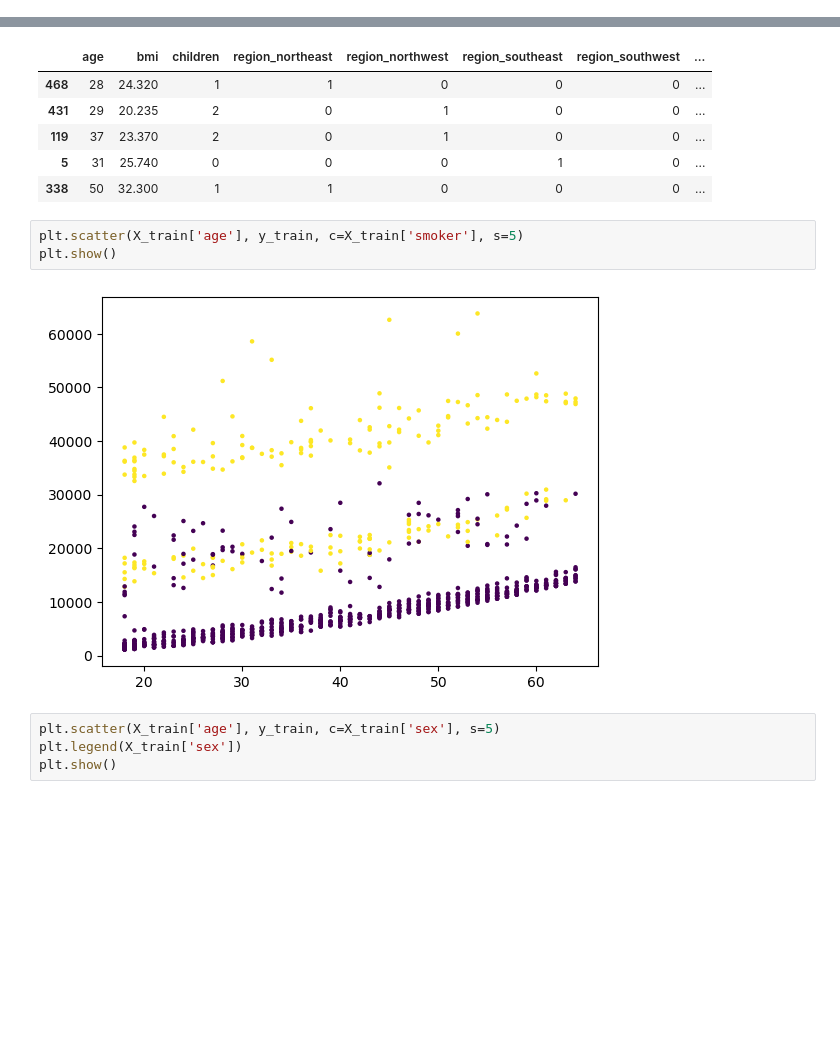
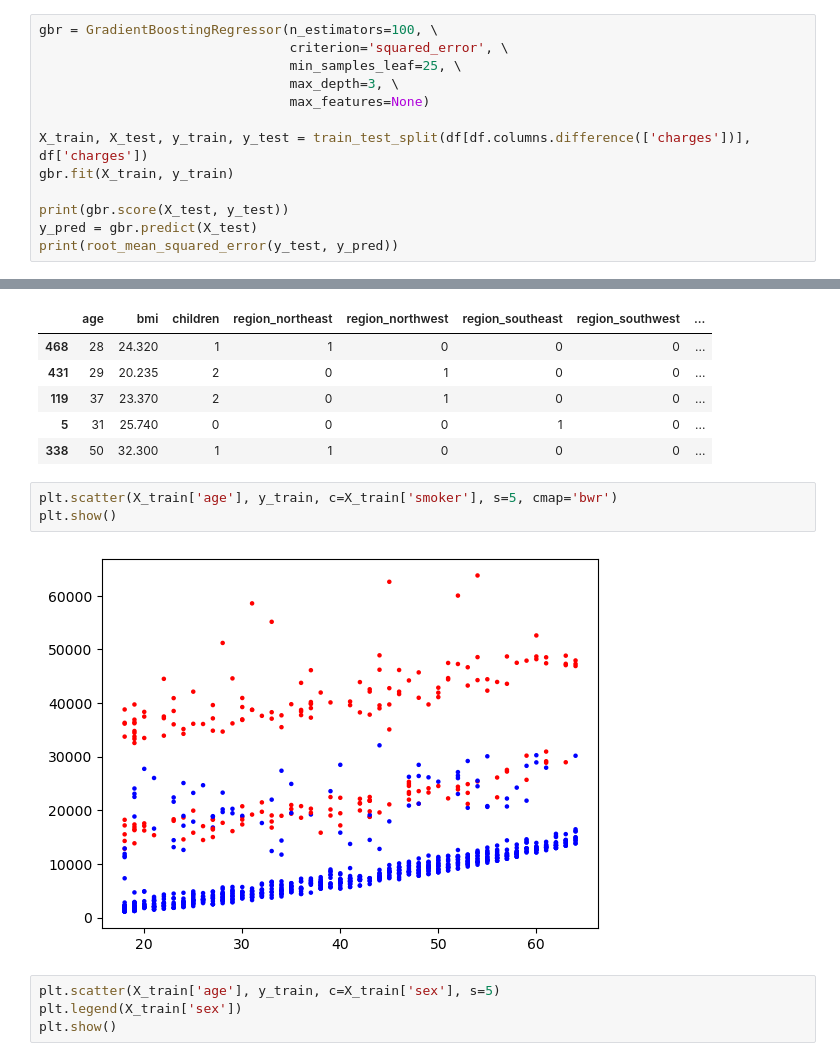
Before and after one commit to vivek-rd/Medical-Insurance-Cost-Prediction, a Jupyter notebook: medical_insurance_cost_prediction.ipynb, the cells around one changed output, grey strips where cells are left out. Cells and saved outputs as stored; diff of their text form; blank space fills up the shorter version.

```diff
--- a/medical_insurance_cost_prediction.ipynb
+++ b/medical_insurance_cost_prediction.ipynb
@@ -219,0 +299,13 @@ Mean Absolute Error - 4478.894996329005
+# %%
+gbr = GradientBoostingRegressor(n_estimators=100, \
+                                criterion='squared_error', \
+                                min_samples_leaf=25, \
+                                max_depth=3, \
+                                max_features=None)
+
+X_train, X_test, y_train, y_test = train_test_split(df[df.columns.difference(['charges'])], df['charges'])
+gbr.fit(X_train, y_train)
+
+print(gbr.score(X_test, y_test))
+y_pred = gbr.predict(X_test)
+print(root_mean_squared_error(y_test, y_pred))
@@ -268,10 +362,10 @@ X_train.head(5)
 | 5 | 31 | 25.740 | 0 | 0 | 0 | 1 | 0 | ... |
 | 338 | 50 | 32.300 | 1 | 1 | 0 | 0 | 0 | ... |
 # %%
-plt.scatter(X_train['age'], y_train, c=X_train['smoker'], s=5)
+plt.scatter(X_train['age'], y_train, c=X_train['smoker'], s=5, cmap='bwr')
 plt.show()
 # %% [output]
-[figure, old version]
+[figure, new version]
 # %%
 plt.scatter(X_train['age'], y_train, c=X_train['sex'], s=5)
 plt.legend(X_train['sex'])
```
Also changed, not shown: parts of 14 cells of this notebook.
